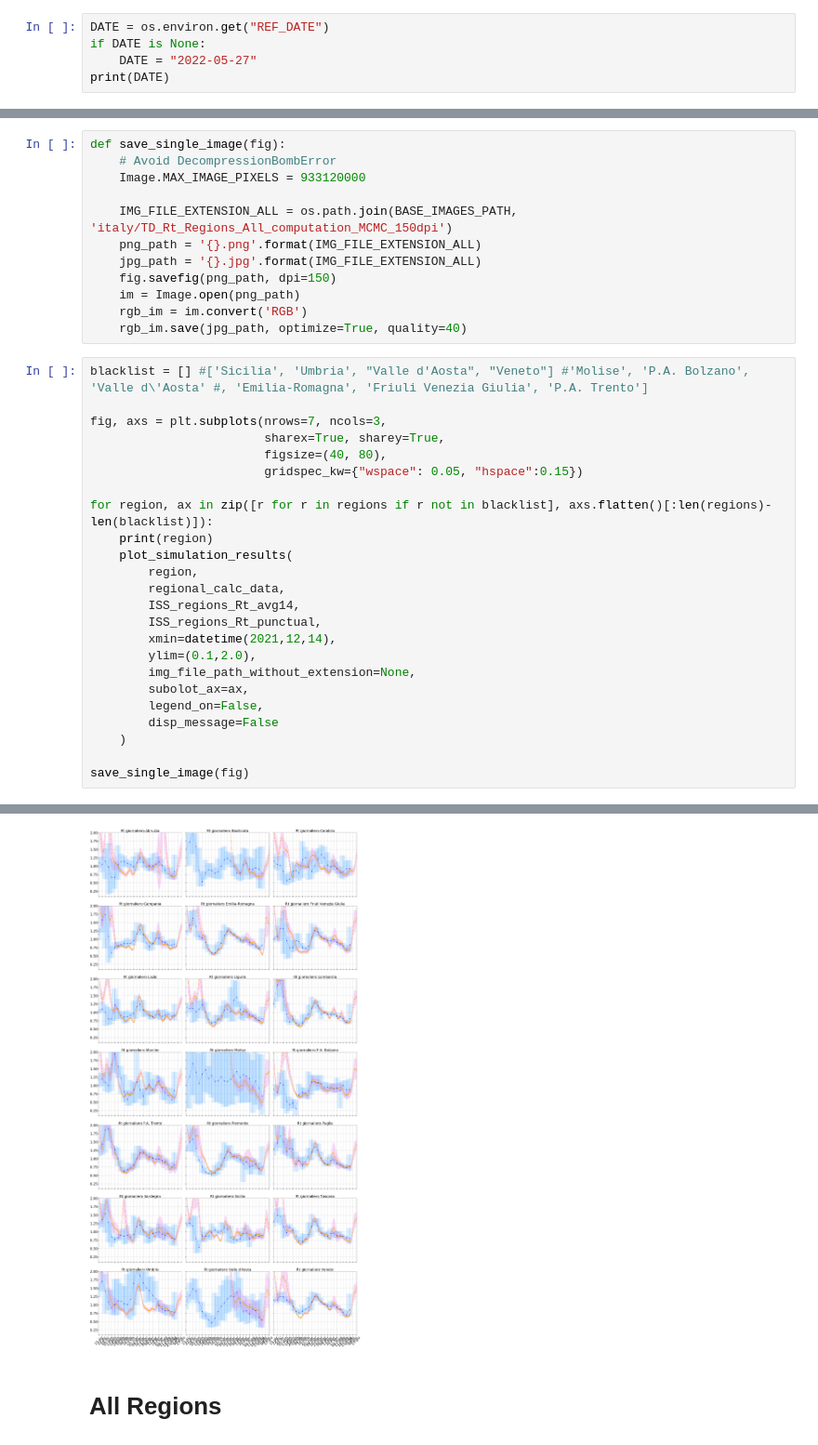
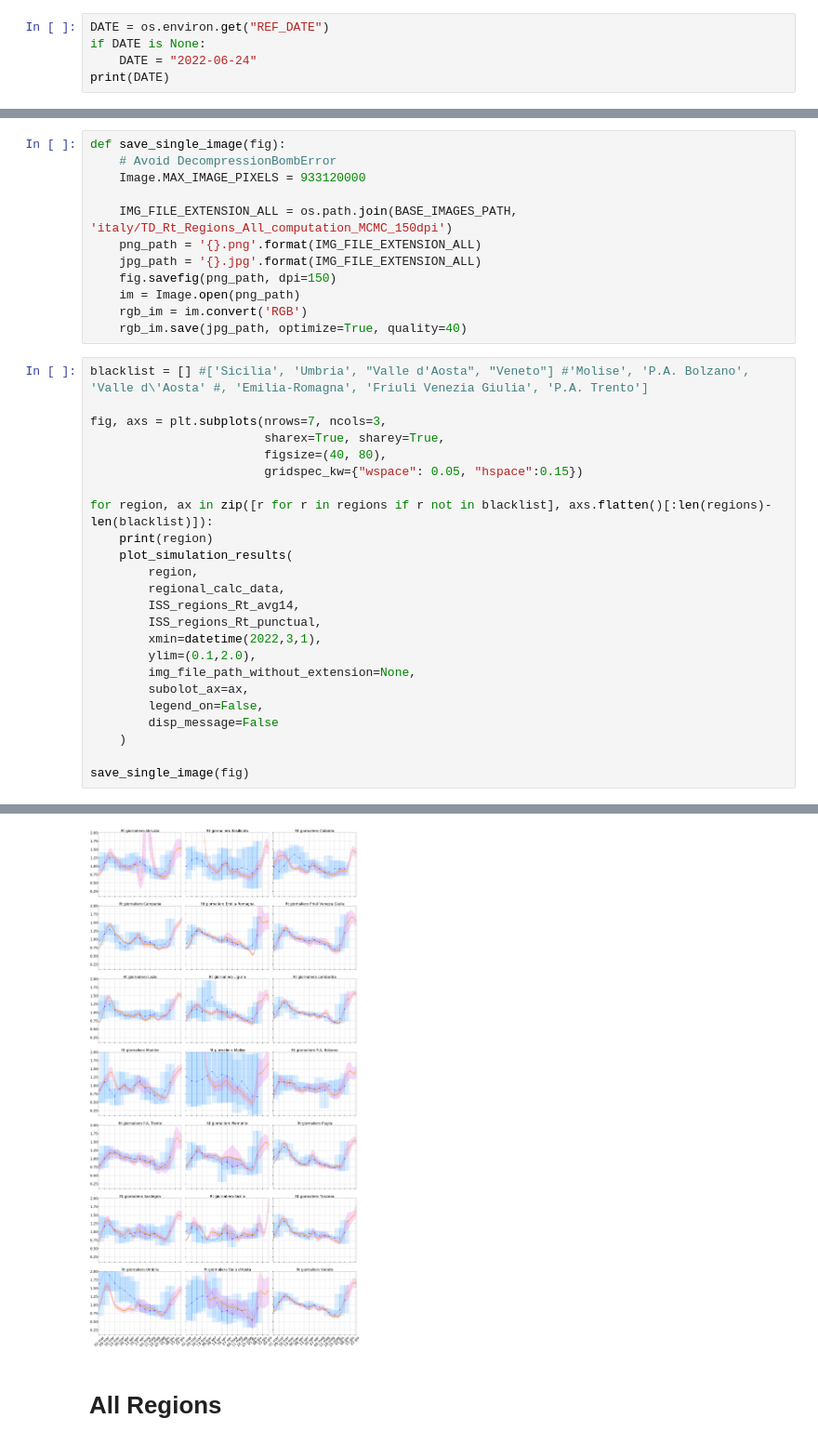
Before and after one commit to tomorrowdata/COVID-19, a Jupyter notebook: notebooks/italy/Rt-all-regions.ipynb, the cells around one changed output, grey strips where cells are left out. Shown at 93% size. Cells and saved outputs as stored; diff of their text form.

```diff
--- a/notebooks/italy/Rt-all-regions.ipynb
+++ b/notebooks/italy/Rt-all-regions.ipynb
@@ -42,6 +42,6 @@ data_path = "../../data/computed/italy"
 # %%
 DATE = os.environ.get("REF_DATE")
 if DATE is None:
-    DATE = "2022-05-27"
+    DATE = "2022-06-24"
 print(DATE)
 # %% [output]
@@ -375,35 +375,35 @@ for region, ax in zip([r for r in regions if r not in blacklist], axs.flatten()[
         region,
         regional_calc_data,
         ISS_regions_Rt_avg14,
         ISS_regions_Rt_punctual,
-        xmin=datetime(2021,12,14),
+        xmin=datetime(2022,3,1),
         ylim=(0.1,2.0),
         img_file_path_without_extension=None,
         subolot_ax=ax,
         legend_on=False,
         disp_message=False
     )
 
 save_single_image(fig)
 # %% [output]
 Abruzzo
 Basilicata
 Calabria
 Campania
 Emilia-Romagna
 Friuli Venezia Giulia
 Lazio
 Liguria
 Lombardia
 Marche
 Molise
 P.A. Bolzano
 ... (5 lines left out)
 Toscana
 Umbria
 Valle d'Aosta
 Veneto
-[figure, old version]
+[figure, new version]
 # %% [markdown]
 # All Regions
 # %%
```
Also changed, not shown: parts of 8 cells of this notebook, 11 other files.
